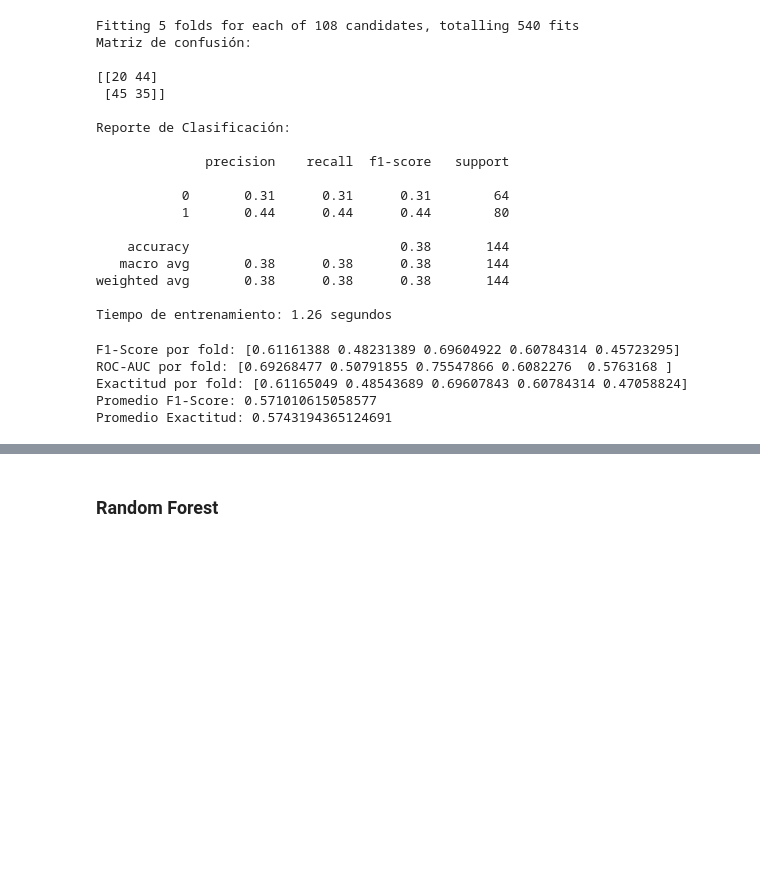
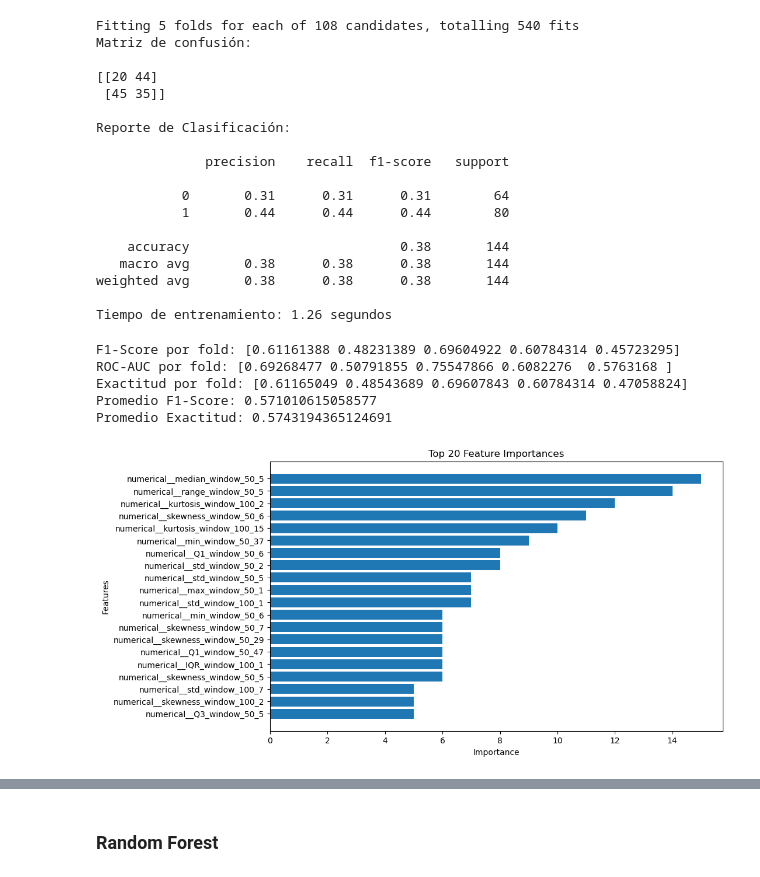
Before and after one commit to Manelzc/Trabajo_de_Titulo_PLR_ML, a Jupyter notebook: exploration.ipynb, the cells around one changed output, grey strips where cells are left out. Drawn from its saved outputs; the diff is of its cells as text; code cells hidden in the pictures; blank space fills up the shorter version.

```diff
--- a/exploration.ipynb
+++ b/exploration.ipynb
@@ -558,3 +695,49 @@ ROC-AUC por fold: [0.69268477 0.50791855 0.75547866 0.6082276  0.5763168 ]
 Exactitud por fold: [0.61165049 0.48543689 0.69607843 0.60784314 0.47058824]
 Promedio F1-Score: 0.571010615058577
 Promedio Exactitud: 0.5743194365124691
+# %%
+import pandas as pd
+import matplotlib.pyplot as plt
+
+# Obtener los nombres reales de las características después del preprocesamiento
+feature_names = pipe.named_steps['preprocessor'].get_feature_names_out()
+
+def plot_importance(model, feature_names, importance_type='weight', top_n=None):
+    """
+    Muestra las 'top_n' características más importantes del modelo con los nombres reales.
+
+    Parameters:
+    - model: El modelo XGBoost entrenado.
+    - feature_names: Lista de nombres de las características después del preprocesamiento.
+    - importance_type: Tipo de importancia (por defecto es 'weight').
+    - top_n: Número de características que deseas mostrar. Si es None, se muestran todas.
+    """
+    # Obtener las importancias de las características
+    importance_dict = model.get_booster().get_score(importance_type=importance_type)
+
+    # Convertir las importancias a un DataFrame para facilitar la visualización
+    importance_df = pd.DataFrame({
+        'Feature': importance_dict.keys(),
+        'Importance': importance_dict.values()
+    }).sort_values(by='Importance', ascending=False)
+
+    # Mapear las características codificadas a los nombres reales
+    importance_df['Feature'] = importance_df['Feature'].map(lambda x: feature_names[int(x[1:])] if x[1:].isdigit() else x)
+
+    # Seleccionar solo las 'top_n' características si se proporciona
+    if top_n:
+        importance_df = importance_df.head(top_n)
+
+    # Graficar las importancias
+    plt.figure(figsize=(10, 6))
+    plt.barh(importance_df['Feature'], importance_df['Importance'])
+    plt.xlabel('Importance')
+    plt.ylabel('Features')
+    plt.title(f'Top {top_n} Feature Importances' if top_n else 'Feature Importances')
+    plt.gca().invert_yaxis()  # Invertir el eje y para tener la característica más importante en la parte superior
+    plt.show()
+# %%
+model = pipe.named_steps['classifier']
+plot_importance(model, feature_names, importance_type='weight', top_n = 20)
+# %% [output]
+[figure, added]
```
Also changed, not shown: parts of 8 cells of this notebook.
